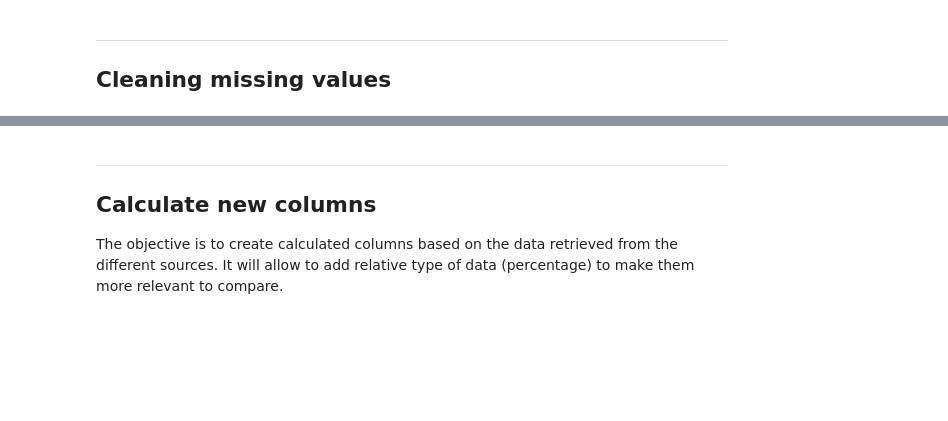
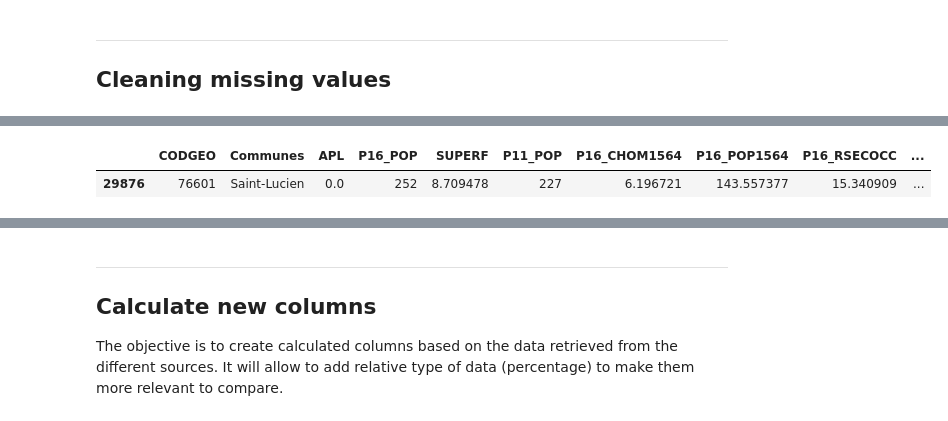
Before and after one commit to LudivineLacour/predict-medical-desert, a Jupyter notebook: data-preparation.ipynb, the cells around one changed output, grey strips where cells are left out. Saved outputs shown, nothing was run; the diff lists cells and outputs as text; code cells hidden in the pictures; blank space fills up the shorter version.

```diff
--- a/data-preparation.ipynb
+++ b/data-preparation.ipynb
@@ -100,0 +133,10 @@ sub_com.info()
+# %%
+# Selecting the interesting columns
+sub_arr = arr[['CODGEO','P16_POP','SUPERF','P11_POP','P16_CHOM1564','P16_POP1564','P16_RSECOCC','P16_LOG',
+     'P16_LOGVAC','ETGU15','ETOQ15','ETTOT15','MED16','NAIS1116']]
+
+sub_arr.CODGEO = sub_arr.CODGEO.astype(str)
+
+# Converting dtypes to ensure matching between CODGEO columns - dtype of CODGEO should be string
+sub_arr = sub_arr.convert_dtypes()
+sub_arr.info()
@@ -301,0 +377,5 @@ dtype: int64
+# %%
+df_clean[df_clean.ETGU15.isna()].iloc[:,:15]
+# %% [output]
+|  | CODGEO | Communes | APL | P16_POP | SUPERF | P11_POP | P16_CHOM1564 | P16_POP1564 | P16_RSECOCC | ... |
+| 29876 | 76601 | Saint-Lucien | 0.0 | 252 | 8.709478 | 227 | 6.196721 | 143.557377 | 15.340909 | ... |
```
Also changed, not shown: parts of 22 cells of this notebook, 1 other file.
